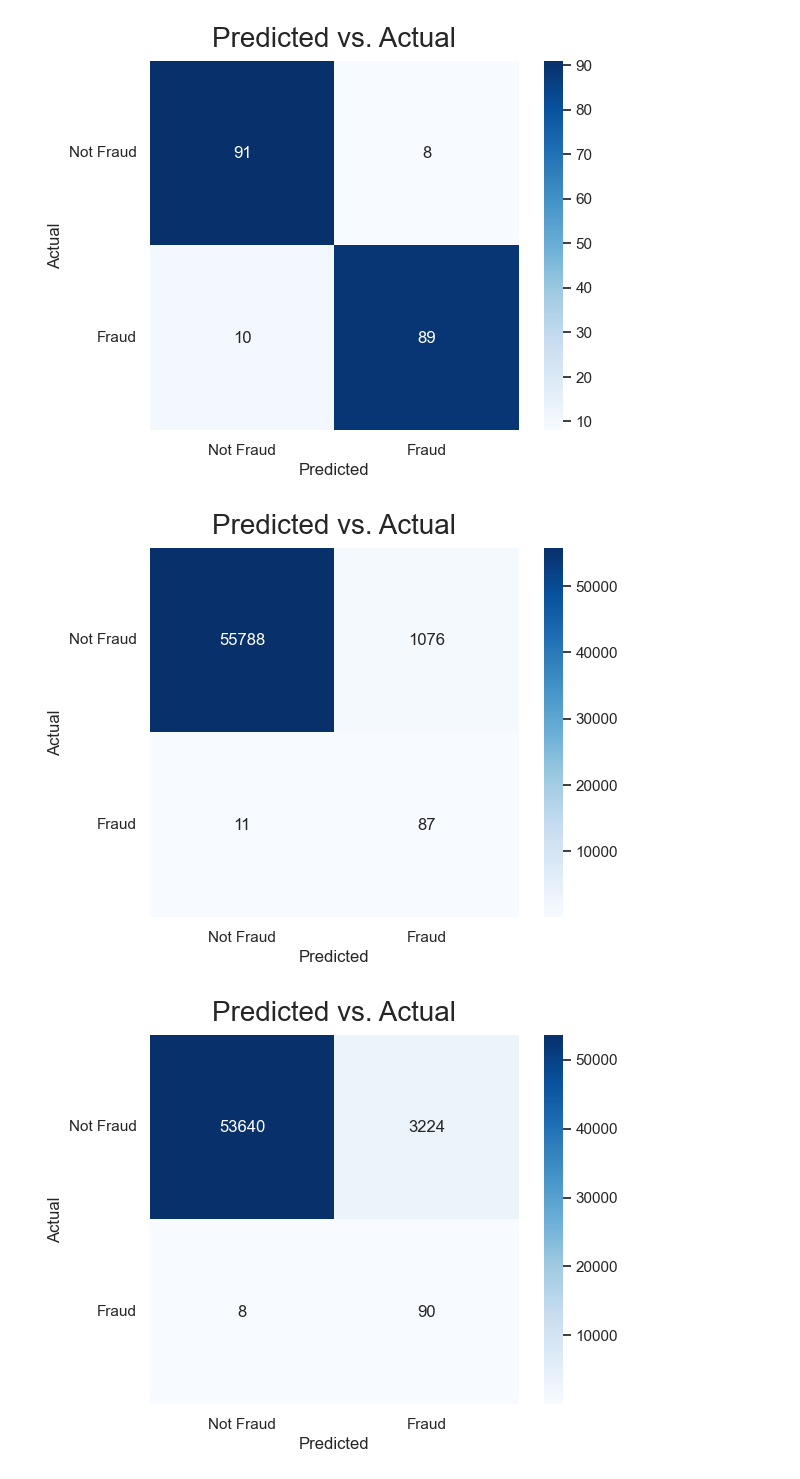
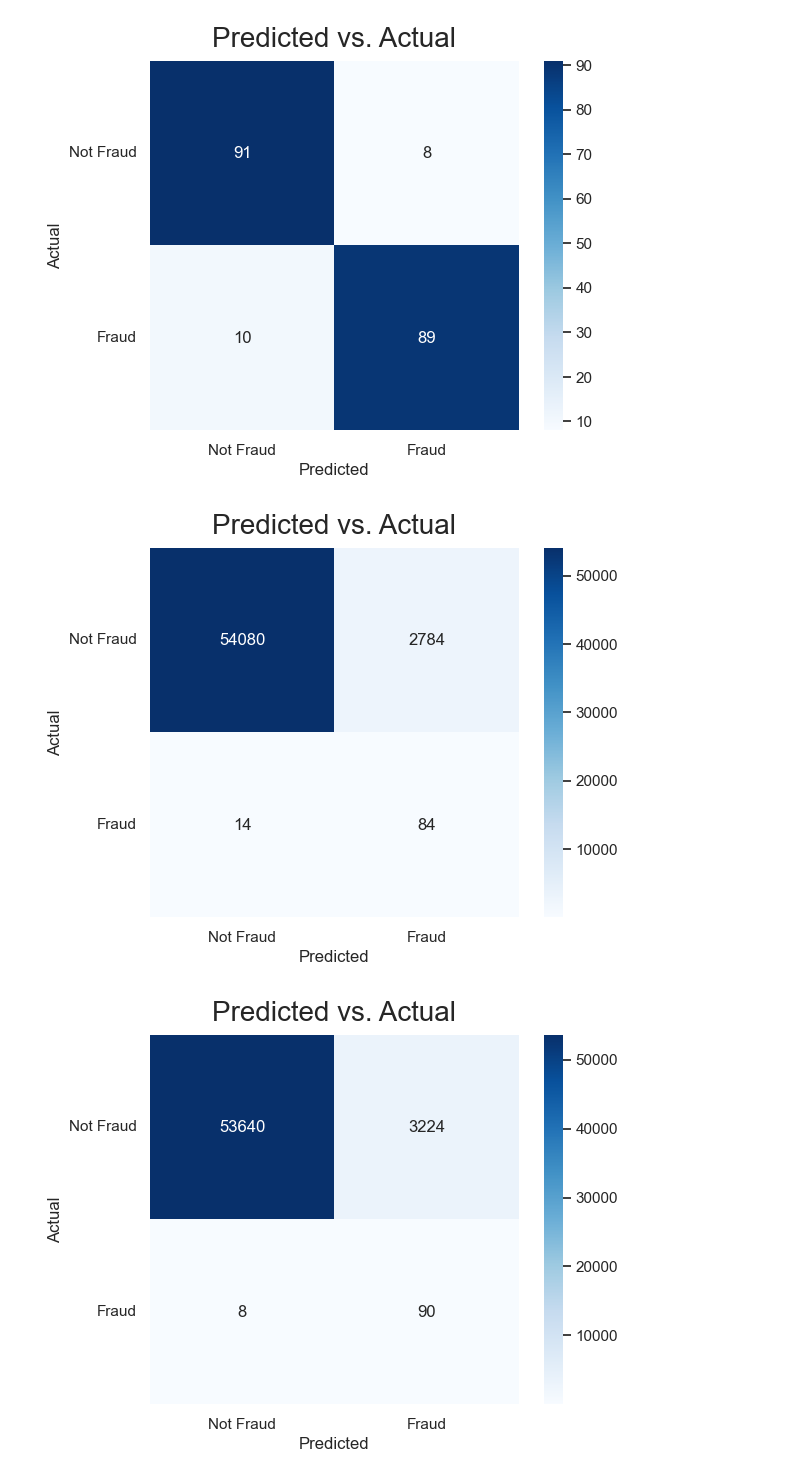
Before and after one commit to coderjolly/fraud-detection-credit-card, a Jupyter notebook: notebooks/credit-card-fraud-detection.ipynb, the cells around one changed output. Cells and saved outputs as stored; diff of their text form; code cells hidden in the pictures.

```diff
--- a/notebooks/credit-card-fraud-detection.ipynb
+++ b/notebooks/credit-card-fraud-detection.ipynb
@@ -481,11 +475,11 @@ def make_confusion_matrix_test(model, threshold=0.5):
     plt.xlabel('Predicted')
     plt.ylabel('Actual')
 # %%
-# Generate confusion matrix for random forest model on test dataset
-make_confusion_matrix_test(rf_grid)
-plt.savefig('confusion-matrix-test-random-forest.png')
+# Generate confusion matrix for Naive Beyes model on test dataset
+make_confusion_matrix_test(gnb_best)
+plt.savefig('confusion-matrix-test-naive-beyes.png')
 # %% [output]
-[figure, old version]
+[figure, new version]
 # %%
 # Generate confusion matrix for logistic regression model on test dataset
 make_confusion_matrix_test(logistic_grid)
```
Also changed, not shown: parts of 3 cells of this notebook, 5 other files.
